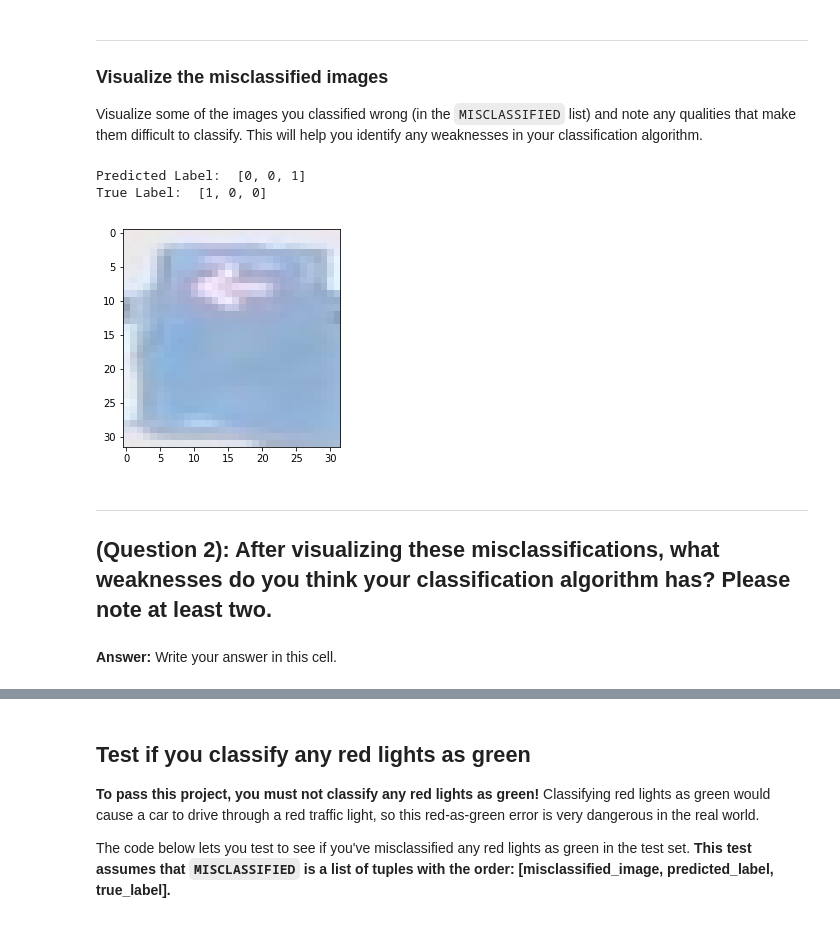
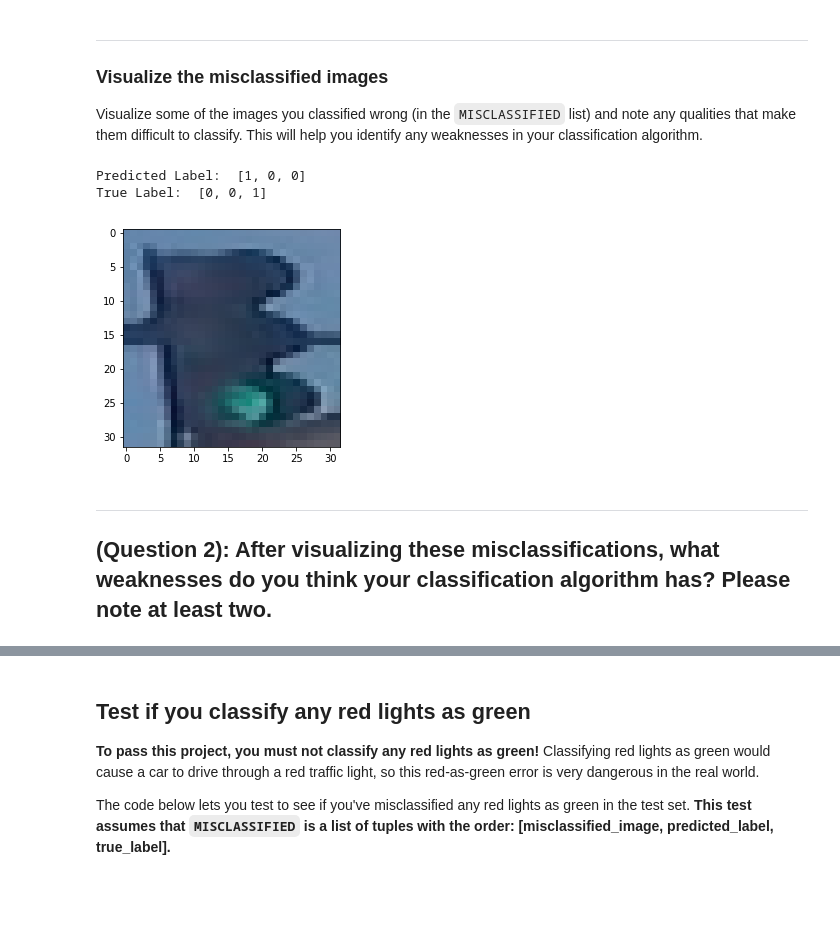
Before and after one commit to delvingdeep/iSDC-P5-traffic-light-classifier, a Jupyter notebook: Traffic_Light_Classifier.ipynb, the cells around one changed output, grey strips where cells are left out. Saved outputs shown, nothing was run; the diff lists cells and outputs as text; code cells hidden in the pictures; blank space fills up the shorter version.

```diff
--- a/Traffic_Light_Classifier.ipynb
+++ b/Traffic_Light_Classifier.ipynb
@@ -483,3 +343,36 @@ for im in IMAGE_LIST:
+# %%
+## TODO: Create a brightness feature that takes in an RGB image and outputs a feature vector and/or value
+## This feature should use HSV colorspace values
+def create_feature(rgb_image):
+
+    ## DONE: Convert image to HSV color space
+    hsv_im = cv2.cvtColor(rgb_image, cv2.COLOR_RGB2HSV)
+
+    # isolate all the channels
+    h = hsv_im[:, :, 0]
+    s = hsv_im[:, :, 1]
+    v = hsv_im[:, :, 2]
+
+    # divide image into three regions
+    top = v[:12, :]
+    center = v[10:21, :]
+    bottom = v[20:, :]
+
+    # area = hsv_im.shape[1] * hsv_im.shape[0]
+
+    # avg
+    sum_t = np.sum(top)
+    sum_c = np.sum(center)
+    sum_b = np.sum(bottom)
+
+    if sum_t > sum_c and sum_t > sum_b:
+        feature = [1, 0, 0]
+    elif sum_c > sum_b:
+        feature = [0, 1, 0]
+    else:
+        feature = [0, 0, 1]
+
+    return feature
 # %%
 %matplotlib qt
 # for interactive window to determine channel values
@@ -597,25 +495,22 @@ Number of misclassified images = 27 out of 297
 Visualize some of the images you classified wrong (in the `MISCLASSIFIED` list) and note any qualities that make them difficult to classify. This will help you identify any weaknesses in your classification algorithm.
 # %%
 # Visualize misclassified example(s)
-## TODO: Display an image in the `MISCLASSIFIED` list
-## TODO: Print out its predicted label - to see what the image *was* incorrectly classified as
-num = 2
+## DONE: Display an image in the `MISCLASSIFIED` list
+## DONE: Print out its predicted label - to see what the image *was* incorrectly classified as
+num = 4
 test_mis_im = MISCLASSIFIED[num][0]
 
-## TODO: Display an image in the `MISCLASSIFIED` list
+## DONE: Display an image in the `MISCLASSIFIED` list
 plt.imshow(test_mis_im)
 
-## TODO: Print out its predicted label
+## DONE: Print out its predicted label
 print('Predicted Label: ', MISCLASSIFIED[num][1])
 print('True Label: ', MISCLASSIFIED[num][2])
-# print('Avg Brightness: ', avg_brightness(test_mis_im))
 # %% [output]
-Predicted Label:  [0, 0, 1]
-True Label:  [1, 0, 0]
+Predicted Label:  [1, 0, 0]
+True Label:  [0, 0, 1]
-[figure, old version]
+[figure, new version]
 # %% [markdown]
 ---
 <a id='question2'></a>
 ## (Question 2): After visualizing these misclassifications, what weaknesses do you think your classification algorithm has? Please note at least two.
-# %% [markdown]
-**Answer:** Write your answer in this cell.
```
Also changed, not shown: parts of 11 cells of this notebook.
